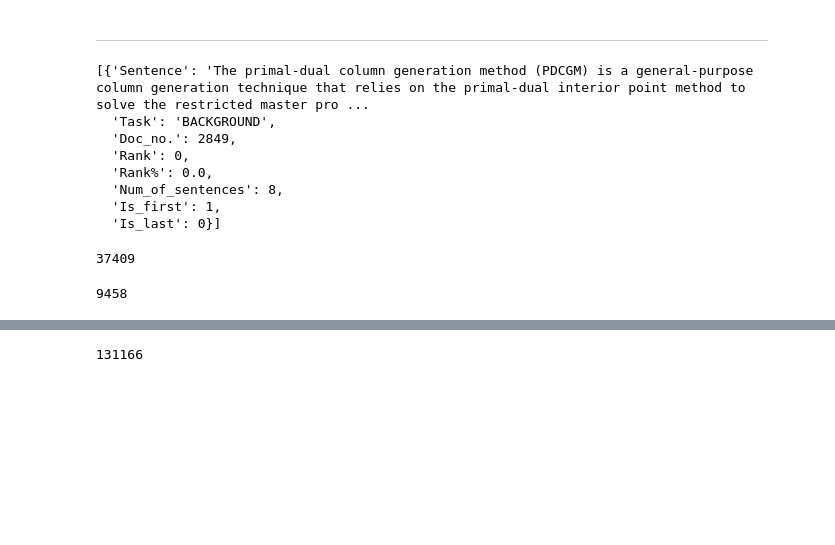
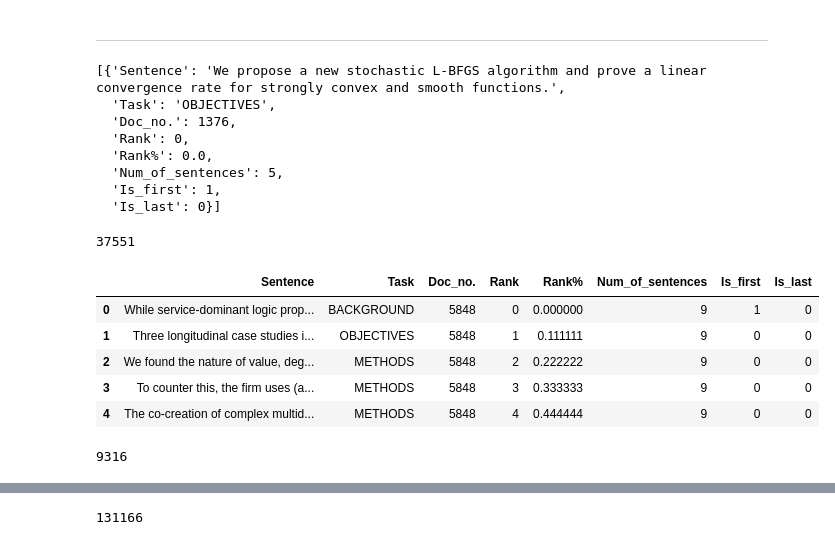
Before and after one commit to pclightyear/AI_Cup_Abstract_Labeling_Competition, a Jupyter notebook: sentence_task_preprocess.ipynb, the cells around one changed output, grey strips where cells are left out. Cells and saved outputs as stored; diff of their text form; code cells hidden in the pictures; blank space fills up the shorter version.

```diff
--- a/sentence_task_preprocess.ipynb
+++ b/sentence_task_preprocess.ipynb
@@ -78,7 +69,7 @@ test_set.head()
 # %% [markdown]
 ---
 # %%
-df = test_set
+df = test_df
 train_sentence_task_dict = []
 
 for doc_idx, row in df.iterrows():
@@ -96,23 +87,32 @@ for doc_idx, row in df.iterrows():
 
 train_sentence_task_dict[:1]
 # %% [output]
-[{'Sentence': 'The primal-dual column generation method (PDCGM) is a general-purpose column generation technique that relies on the primal-dual interior point method to solve the restricted master pro ...
-  'Task': 'BACKGROUND',
-  'Doc_no.': 2849,
+[{'Sentence': 'We propose a new stochastic L-BFGS algorithm and prove a linear convergence rate for strongly convex and smooth functions.',
+  'Task': 'OBJECTIVES',
+  'Doc_no.': 1376,
   'Rank': 0,
   'Rank%': 0.0,
-  'Num_of_sentences': 8,
+  'Num_of_sentences': 5,
   'Is_first': 1,
   'Is_last': 0}]
 # %%
-train_set = pd.DataFrame(train_sentence_task_dict)
-train_set.head()
-len(train_set)
+train_df = pd.DataFrame(train_sentence_task_dict)
+train_df.head()
+len(train_df)
 # %% [output]
-37409
+37551
+# %%
+train_df.head()
+# %% [output]
+|  | Sentence | Task | Doc_no. | Rank | Rank% | Num_of_sentences | Is_first | Is_last |
+| 0 | While service-dominant logic prop... | BACKGROUND | 5848 | 0 | 0.000000 | 9 | 1 | 0 |
+| 1 | Three longitudinal case studies i... | OBJECTIVES | 5848 | 1 | 0.111111 | 9 | 0 | 0 |
+| 2 | We found the nature of value, deg... | METHODS | 5848 | 2 | 0.222222 | 9 | 0 | 0 |
+| 3 | To counter this, the firm uses (a... | METHODS | 5848 | 3 | 0.333333 | 9 | 0 | 0 |
+| 4 | The co-creation of complex multid... | METHODS | 5848 | 4 | 0.444444 | 9 | 0 | 0 |
 # %%
-test_set = pd.DataFrame(train_sentence_task_dict)
-test_set.head()
-len(test_set)
+test_df = pd.DataFrame(train_sentence_task_dict)
+test_df.head()
+len(test_df)
 # %% [output]
-9458
+9316
```
Also changed, not shown: parts of 76 cells of this notebook, 9 other files.
